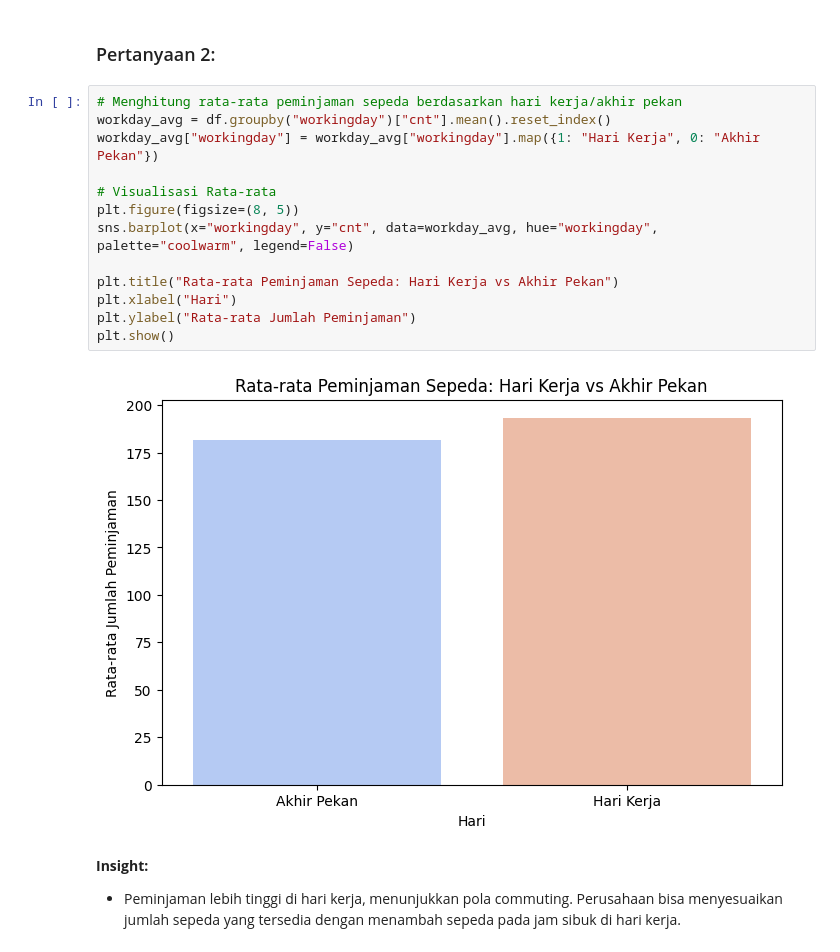
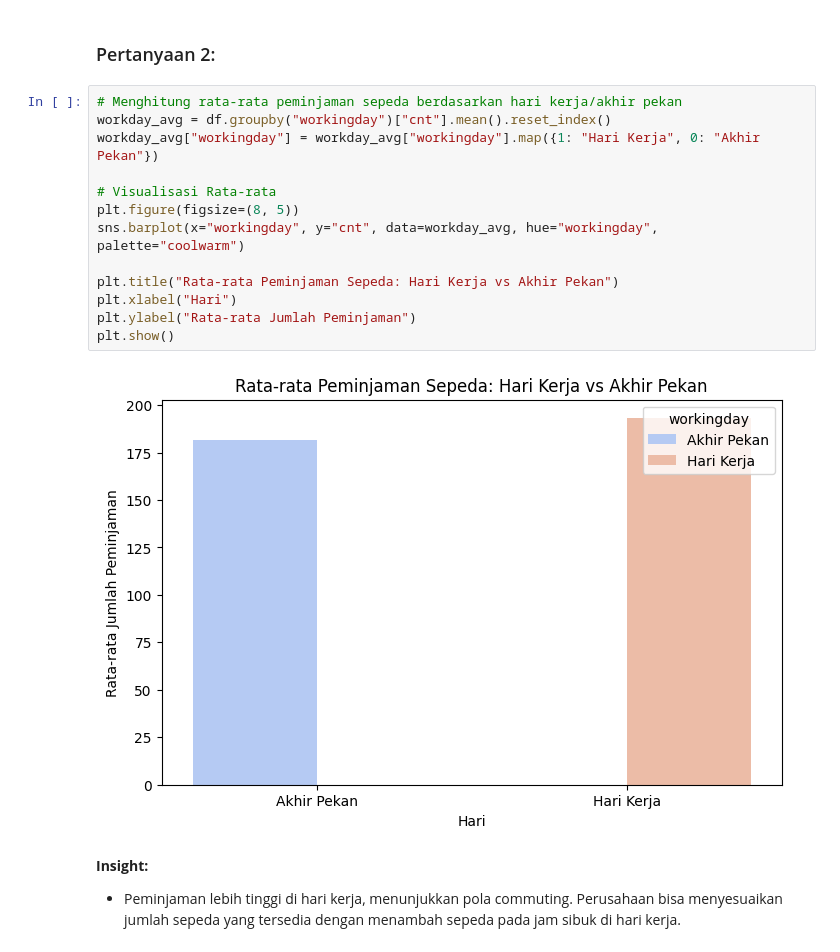
Before and after one commit to amelynsa/bike-sharing-dashboard, a Jupyter notebook: notebook.ipynb, the cells around one changed output. Drawn from its saved outputs; the diff is of its cells as text.

```diff
--- a/notebook.ipynb
+++ b/notebook.ipynb
@@ -238,18 +244,18 @@ plt.show()
 # %%
 # Menghitung rata-rata peminjaman sepeda berdasarkan hari kerja/akhir pekan
 workday_avg = df.groupby("workingday")["cnt"].mean().reset_index()
 workday_avg["workingday"] = workday_avg["workingday"].map({1: "Hari Kerja", 0: "Akhir Pekan"})
 
 # Visualisasi Rata-rata
 plt.figure(figsize=(8, 5))
-sns.barplot(x="workingday", y="cnt", data=workday_avg, hue="workingday", palette="coolwarm", legend=False)
+sns.barplot(x="workingday", y="cnt", data=workday_avg, hue="workingday", palette="coolwarm")
 
 plt.title("Rata-rata Peminjaman Sepeda: Hari Kerja vs Akhir Pekan")
 plt.xlabel("Hari")
 plt.ylabel("Rata-rata Jumlah Peminjaman")
 plt.show()
 # %% [output]
-[figure, old version]
+[figure, new version]
 # %% [markdown]
 **Insight:**
 - Peminjaman lebih tinggi di hari kerja, menunjukkan pola commuting. Perusahaan bisa menyesuaikan jumlah sepeda yang tersedia dengan menambah sepeda pada jam sibuk di hari kerja.
```
Also changed, not shown: parts of 3 cells of this notebook, 1 other file.
